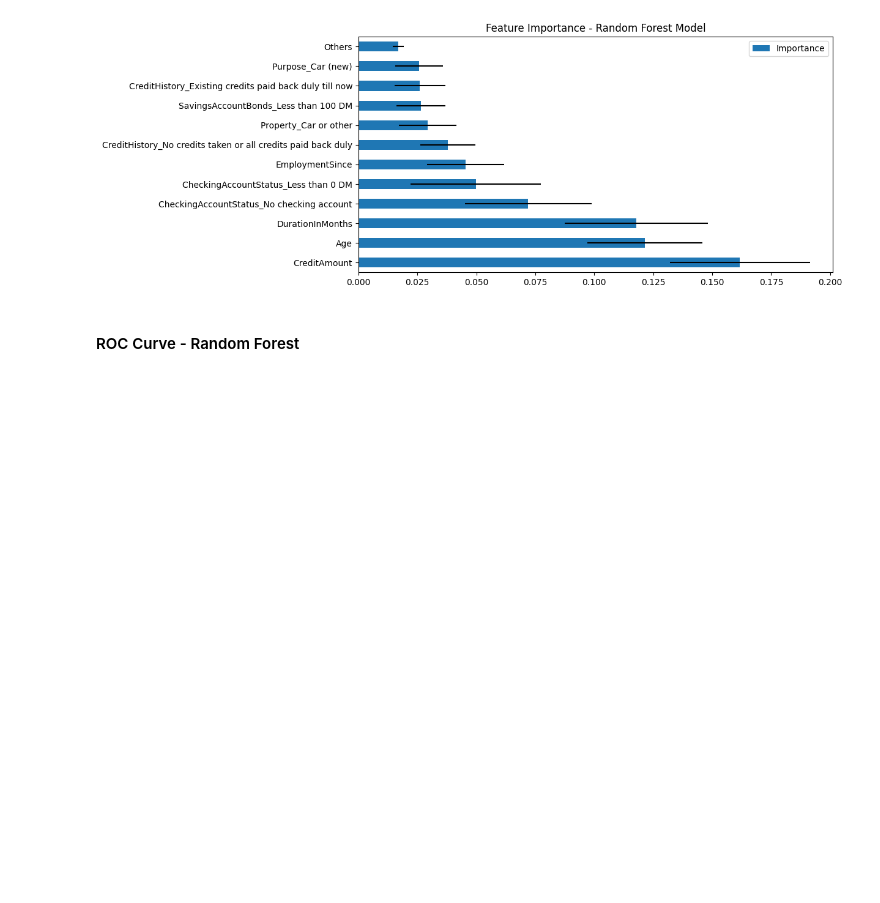
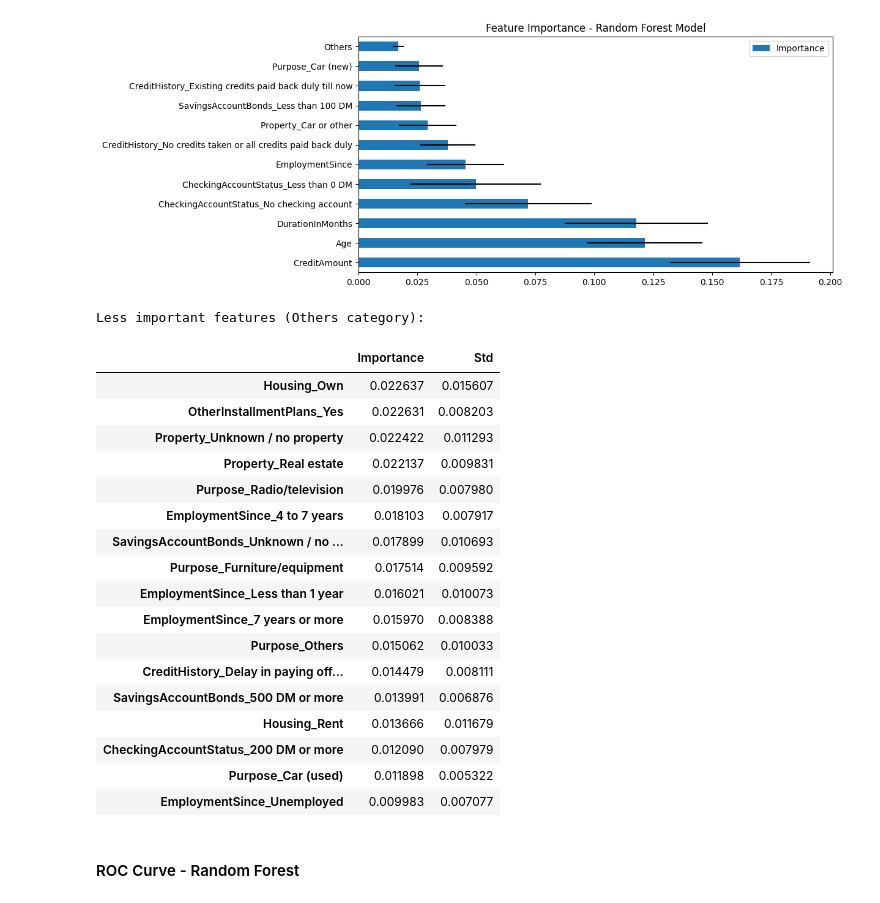
Before and after one commit to LucasVon0645/DSI-Project---Credit-Risk-Prediction, a Jupyter notebook: project.ipynb, the cells around one changed output. Saved outputs shown, nothing was run; the diff lists cells and outputs as text; code cells hidden in the pictures; blank space fills up the shorter version.

```diff
--- a/project.ipynb
+++ b/project.ipynb
@@ -1012,6 +1012,29 @@ plt.title("Feature Importance - Random Forest Model")
 plt.show()
 # %% [output]
 [figure]
+# %%
+print("Less important features (Others category): ")
+least_important_feat
+# %% [output]
+Less important features (Others category):
+|  | Importance | Std |
+| Housing_Own | 0.022637 | 0.015607 |
+| OtherInstallmentPlans_Yes | 0.022631 | 0.008203 |
+| Property_Unknown / no property | 0.022422 | 0.011293 |
+| Property_Real estate | 0.022137 | 0.009831 |
+| Purpose_Radio/television | 0.019976 | 0.007980 |
+| EmploymentSince_4 to 7 years | 0.018103 | 0.007917 |
+| SavingsAccountBonds_Unknown / no ... | 0.017899 | 0.010693 |
+| Purpose_Furniture/equipment | 0.017514 | 0.009592 |
+| EmploymentSince_Less than 1 year | 0.016021 | 0.010073 |
+| EmploymentSince_7 years or more | 0.015970 | 0.008388 |
+| Purpose_Others | 0.015062 | 0.010033 |
+| CreditHistory_Delay in paying off... | 0.014479 | 0.008111 |
+| SavingsAccountBonds_500 DM or more | 0.013991 | 0.006876 |
+| Housing_Rent | 0.013666 | 0.011679 |
+| CheckingAccountStatus_200 DM or more | 0.012090 | 0.007979 |
+| Purpose_Car (used) | 0.011898 | 0.005322 |
+| EmploymentSince_Unemployed | 0.009983 | 0.007077 |
 # %% [markdown]
 #### ROC Curve - Random Forest
 # %%
```
Also changed, not shown: parts of 2 cells of this notebook.
